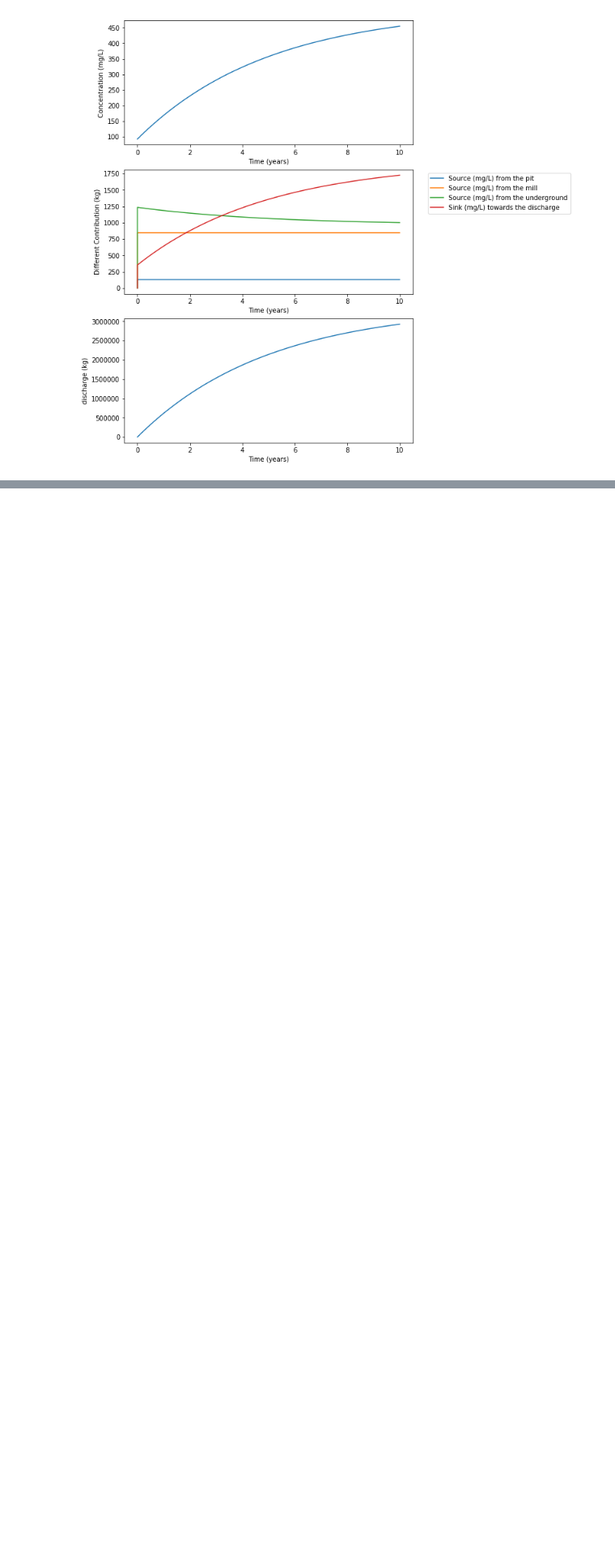
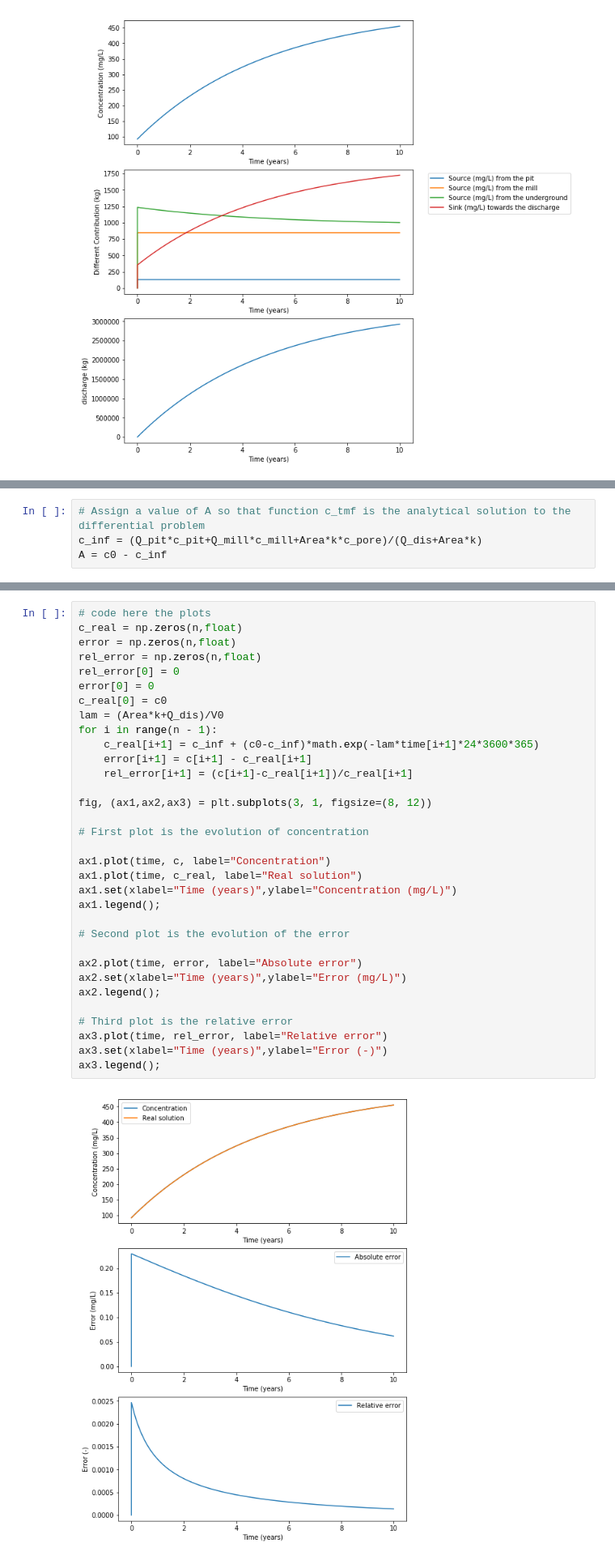
Before and after one commit to phaustin/e213_2019, a Jupyter notebook: tmf_assignment_ns.ipynb, the cells around one changed output, grey strips where cells are left out. Shown: that part at 81% size. Drawn from its saved outputs; the diff is of its cells as text; blank space fills up the shorter version.

Commit message:
Assignement +/- finished

```diff
--- a/tmf_assignment_ns.ipynb
+++ b/tmf_assignment_ns.ipynb
@@ -359,0 +386,4 @@ which is a 1$^{st}$ order linear ODE.
+# %%
+# Assign a value of A so that function c_tmf is the analytical solution to the differential problem
+c_inf = (Q_pit*c_pit+Q_mill*c_mill+Area*k*c_pore)/(Q_dis+Area*k)
+A = c0 - c_inf
@@ -359,0 +395,35 @@ which is a 1$^{st}$ order linear ODE.
+# %%
+# code here the plots
+c_real = np.zeros(n,float)
+error = np.zeros(n,float)
+rel_error = np.zeros(n,float)
+rel_error[0] = 0
+error[0] = 0
+c_real[0] = c0
+lam = (Area*k+Q_dis)/V0
+for i in range(n - 1):
+    c_real[i+1] = c_inf + (c0-c_inf)*math.exp(-lam*time[i+1]*24*3600*365)
+    error[i+1] = c[i+1] - c_real[i+1]
+    rel_error[i+1] = (c[i+1]-c_real[i+1])/c_real[i+1]
+
+fig, (ax1,ax2,ax3) = plt.subplots(3, 1, figsize=(8, 12))
+
+# First plot is the evolution of concentration
+
+ax1.plot(time, c, label="Concentration")
+ax1.plot(time, c_real, label="Real solution")
+ax1.set(xlabel="Time (years)",ylabel="Concentration (mg/L)")
+ax1.legend();
+
+# Second plot is the evolution of the error
+
+ax2.plot(time, error, label="Absolute error")
+ax2.set(xlabel="Time (years)",ylabel="Error (mg/L)")
+ax2.legend();
+
+# Third plot is the relative error
+ax3.plot(time, rel_error, label="Relative error")
+ax3.set(xlabel="Time (years)",ylabel="Error (-)")
+ax3.legend();
+# %% [output]
+[figure, added]
```
Also changed, not shown: parts of 7 cells of this notebook, 1 other file.
